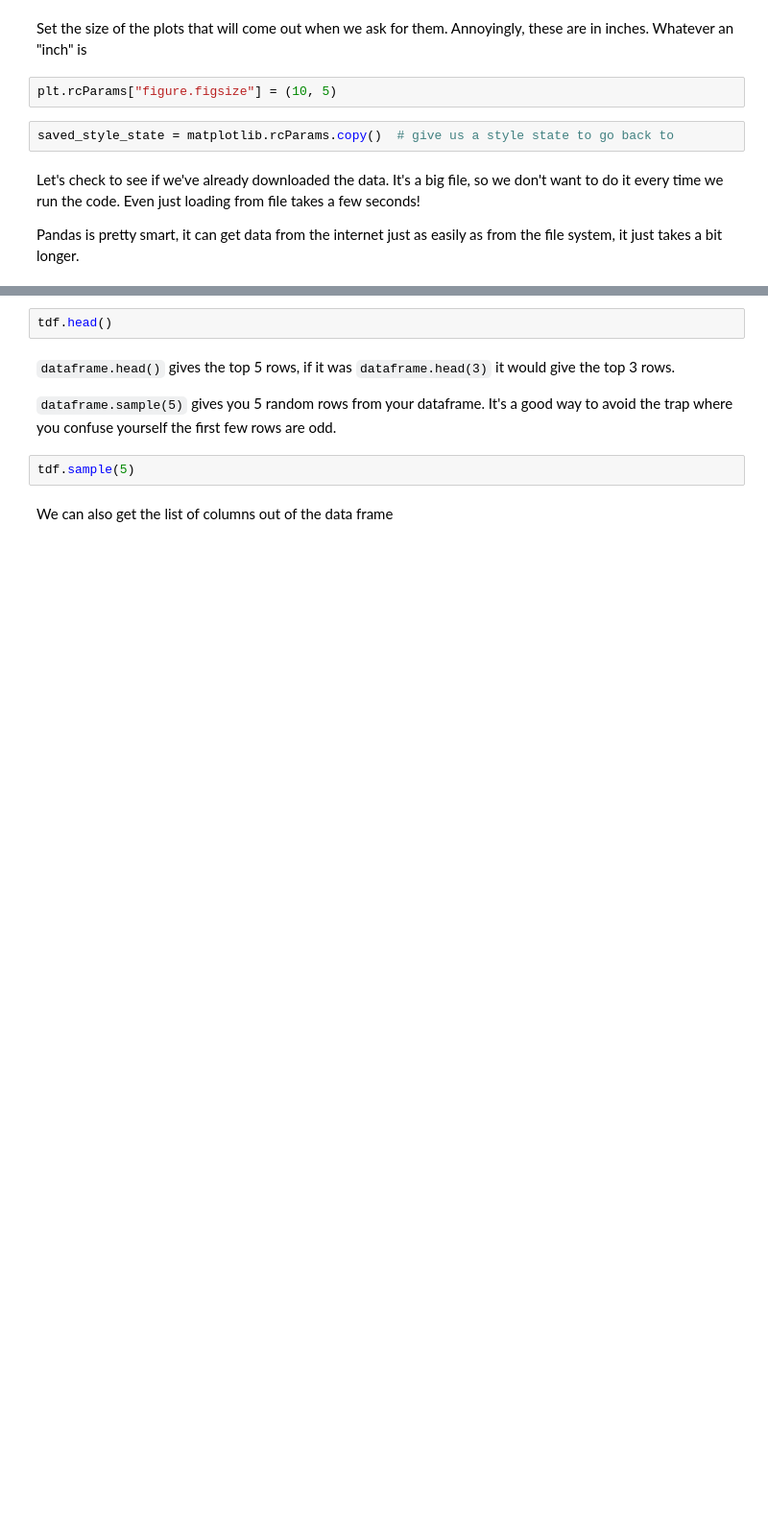
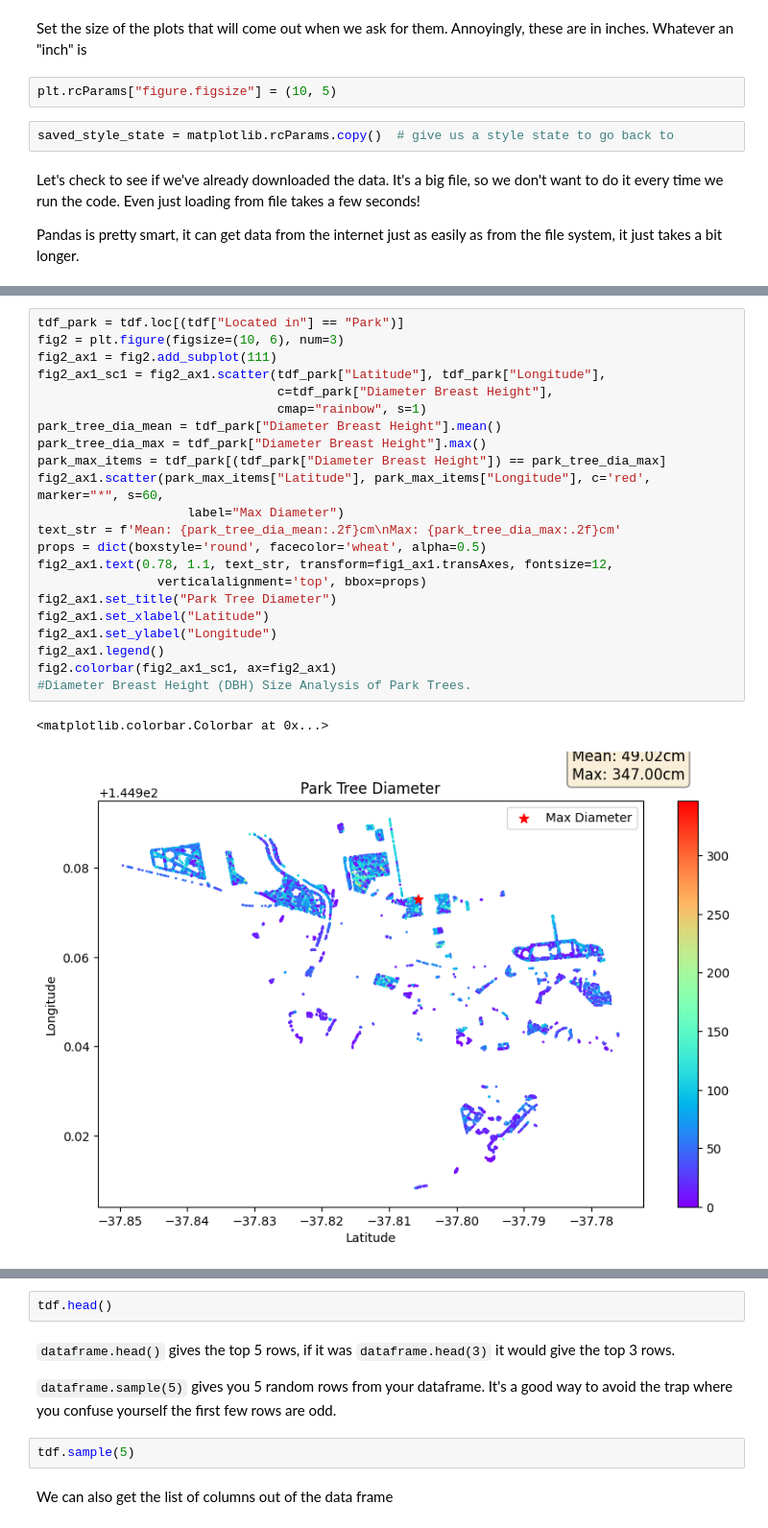
Before and after one commit to YienYan/tree_data, a Jupyter notebook: my_data.ipynb, the cells around one changed output, grey strips where cells are left out. Shown: that part at 96% size. Cells and saved outputs as stored; diff of their text form; blank space fills up the shorter version.

```diff
--- a/my_data.ipynb
+++ b/my_data.ipynb
@@ -41,0 +97,25 @@ print("done")
+# %%
+tdf_park = tdf.loc[(tdf["Located in"] == "Park")]
+fig2 = plt.figure(figsize=(10, 6), num=3)
+fig2_ax1 = fig2.add_subplot(111)
+fig2_ax1_sc1 = fig2_ax1.scatter(tdf_park["Latitude"], tdf_park["Longitude"],
+                                c=tdf_park["Diameter Breast Height"],
+                                cmap="rainbow", s=1)
+park_tree_dia_mean = tdf_park["Diameter Breast Height"].mean()
+park_tree_dia_max = tdf_park["Diameter Breast Height"].max()
+park_max_items = tdf_park[(tdf_park["Diameter Breast Height"]) == park_tree_dia_max]
+fig2_ax1.scatter(park_max_items["Latitude"], park_max_items["Longitude"], c='red', marker="*", s=60,
+                    label="Max Diameter")
+text_str = f'Mean: {park_tree_dia_mean:.2f}cm\nMax: {park_tree_dia_max:.2f}cm'
+props = dict(boxstyle='round', facecolor='wheat', alpha=0.5)
+fig2_ax1.text(0.78, 1.1, text_str, transform=fig1_ax1.transAxes, fontsize=12,
+                verticalalignment='top', bbox=props)
+fig2_ax1.set_title("Park Tree Diameter")
+fig2_ax1.set_xlabel("Latitude")
+fig2_ax1.set_ylabel("Longitude")
+fig2_ax1.legend()
+fig2.colorbar(fig2_ax1_sc1, ax=fig2_ax1)
+#Diameter Breast Height (DBH) Size Analysis of Park Trees.
+# %% [output]
+<matplotlib.colorbar.Colorbar at 0x...>
+[figure, added]
```
Also changed, not shown: parts of 6 cells of this notebook.
